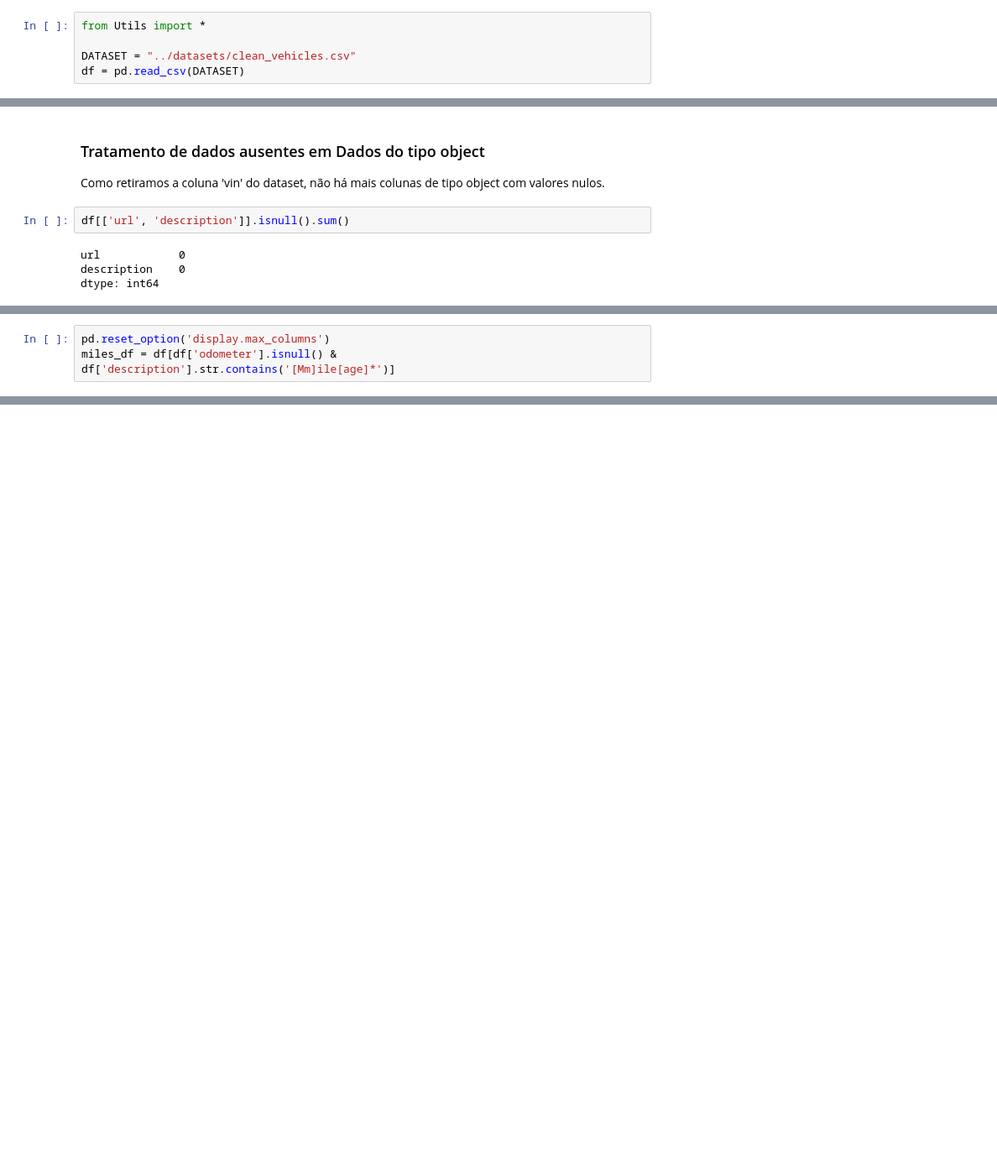
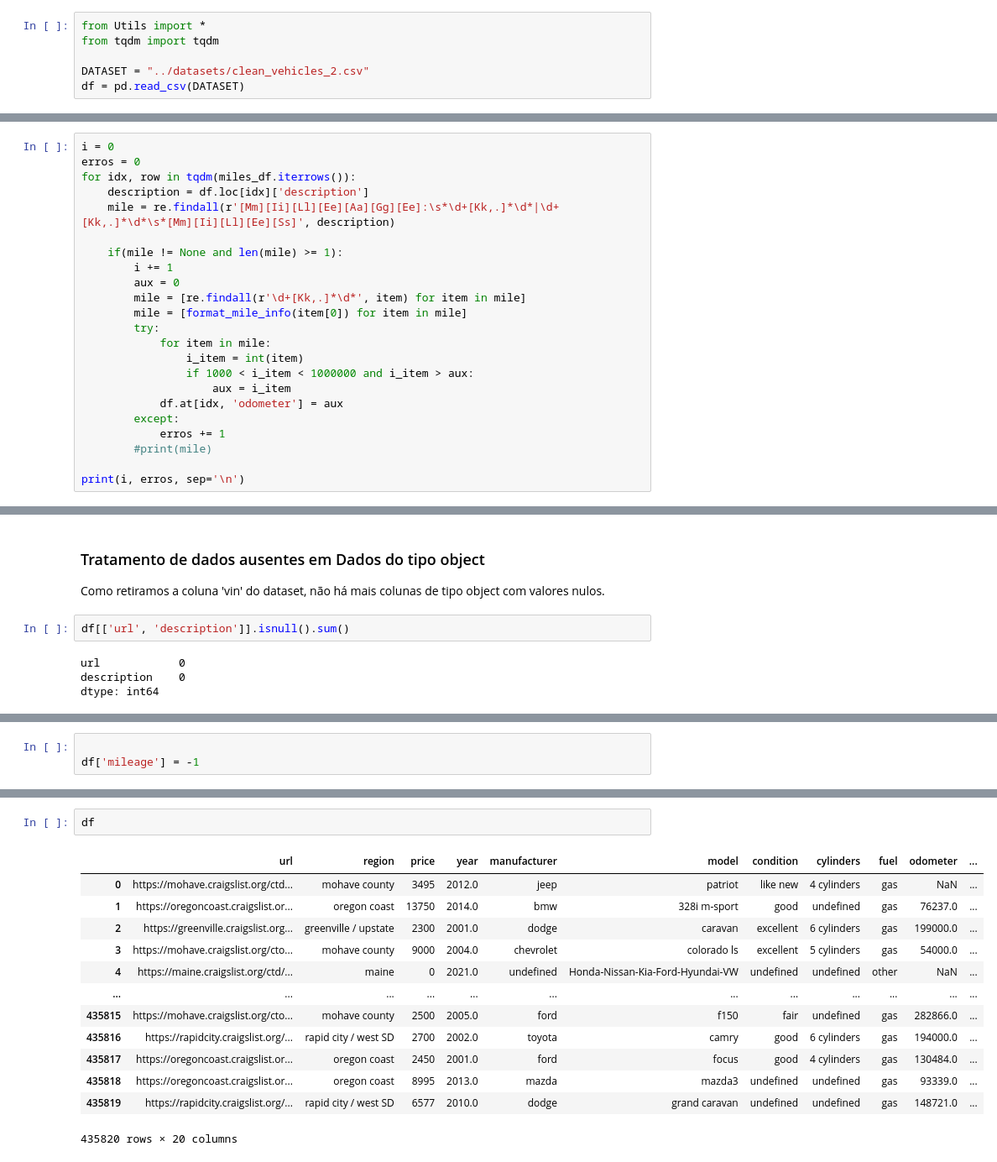
Before and after one commit to mbs8/IF679-ciencia-de-dados, a Jupyter notebook: notebooks/2-pre_processing.ipynb, the cells around one changed output, grey strips where cells are left out. Shown: that part at 84% size. Cells and saved outputs as stored; diff of their text form; blank space fills up the shorter version.

```diff
--- a/notebooks/2-pre_processing.ipynb
+++ b/notebooks/2-pre_processing.ipynb
@@ -9,8 +9,9 @@ Este notebook é responsável por pré-processar os dados realizando as seguinte
 Este notebook usa o 'clean_vehicles.csv' como dataset, que já não tem mais as colunas 'county', 'region_url' e 'image_url'.
 # %%
 from Utils import *
+from tqdm import tqdm
 
-DATASET = "../datasets/clean_vehicles.csv"
+DATASET = "../datasets/clean_vehicles_2.csv"
 df = pd.read_csv(DATASET)
 # %% [markdown]
 ## Definição de tipos
@@ -282,0 +311,23 @@ Series([], Name: year, dtype: float64)
+# %%
+i = 0
+erros = 0
+for idx, row in tqdm(miles_df.iterrows()):
+    description = df.loc[idx]['description']
+    mile = re.findall(r'[Mm][Ii][Ll][Ee][Aa][Gg][Ee]:\s*\d+[Kk,.]*\d*|\d+[Kk,.]*\d*\s*[Mm][Ii][Ll][Ee][Ss]', description)
+
+    if(mile != None and len(mile) >= 1):
+        i += 1
+        aux = 0
+        mile = [re.findall(r'\d+[Kk,.]*\d*', item) for item in mile]
+        mile = [format_mile_info(item[0]) for item in mile]
+        try:
+            for item in mile:
+                i_item = int(item)
+                if 1000 < i_item < 1000000 and i_item > aux:
+                    aux = i_item
+            df.at[idx, 'odometer'] = aux
+        except:
+            erros += 1
+        #print(mile)
+
+print(i, erros, sep='\n')
@@ -297,3 +379,0 @@ df.to_csv("../datasets/clean_vehicles_2.csv", index=False)
-# %%
-pd.reset_option('display.max_columns')
-miles_df = df[df['odometer'].isnull() & df['description'].str.contains('[Mm]ile[age]*')]
@@ -348,0 +380,3 @@ um="testando Um teste 192.543 bem testa20do"
+# %%
+
+df['mileage'] = -1
@@ -348,0 +387,16 @@ um="testando Um teste 192.543 bem testa20do"
+# %%
+df
+# %% [output]
+|  | url | region | price | year | manufacturer | model | condition | cylinders | fuel | odometer | ... |
+| 0 | https://mohave.craigslist.org/ctd... | mohave county | 3495 | 2012.0 | jeep | patriot | like new | 4 cylinders | gas | NaN | ... |
+| 1 | https://oregoncoast.craigslist.or... | oregon coast | 13750 | 2014.0 | bmw | 328i m-sport | good | undefined | gas | 76237.0 | ... |
+| 2 | https://greenville.craigslist.org... | greenville / upstate | 2300 | 2001.0 | dodge | caravan | excellent | 6 cylinders | gas | 199000.0 | ... |
+| 3 | https://mohave.craigslist.org/cto... | mohave county | 9000 | 2004.0 | chevrolet | colorado ls | excellent | 5 cylinders | gas | 54000.0 | ... |
+| 4 | https://maine.craigslist.org/ctd/... | maine | 0 | 2021.0 | undefined | Honda-Nissan-Kia-Ford-Hyundai-VW | undefined | undefined | other | NaN | ... |
+| ... | ... | ... | ... | ... | ... | ... | ... | ... | ... | ... | ... |
+| 435815 | https://mohave.craigslist.org/cto... | mohave county | 2500 | 2005.0 | ford | f150 | fair | undefined | gas | 282866.0 | ... |
+| 435816 | https://rapidcity.craigslist.org/... | rapid city / west SD | 2700 | 2002.0 | toyota | camry | good | 6 cylinders | gas | 194000.0 | ... |
+| 435817 | https://oregoncoast.craigslist.or... | oregon coast | 2450 | 2001.0 | ford | focus | good | 4 cylinders | gas | 130484.0 | ... |
+| 435818 | https://oregoncoast.craigslist.or... | oregon coast | 8995 | 2013.0 | mazda | mazda3 | undefined | undefined | gas | 93339.0 | ... |
+| 435819 | https://rapidcity.craigslist.org/... | rapid city / west SD | 6577 | 2010.0 | dodge | grand caravan | undefined | undefined | gas | 148721.0 | ... |
+435820 rows × 20 columns
```
Also changed, not shown: parts of 20 cells of this notebook, 1 other file.
